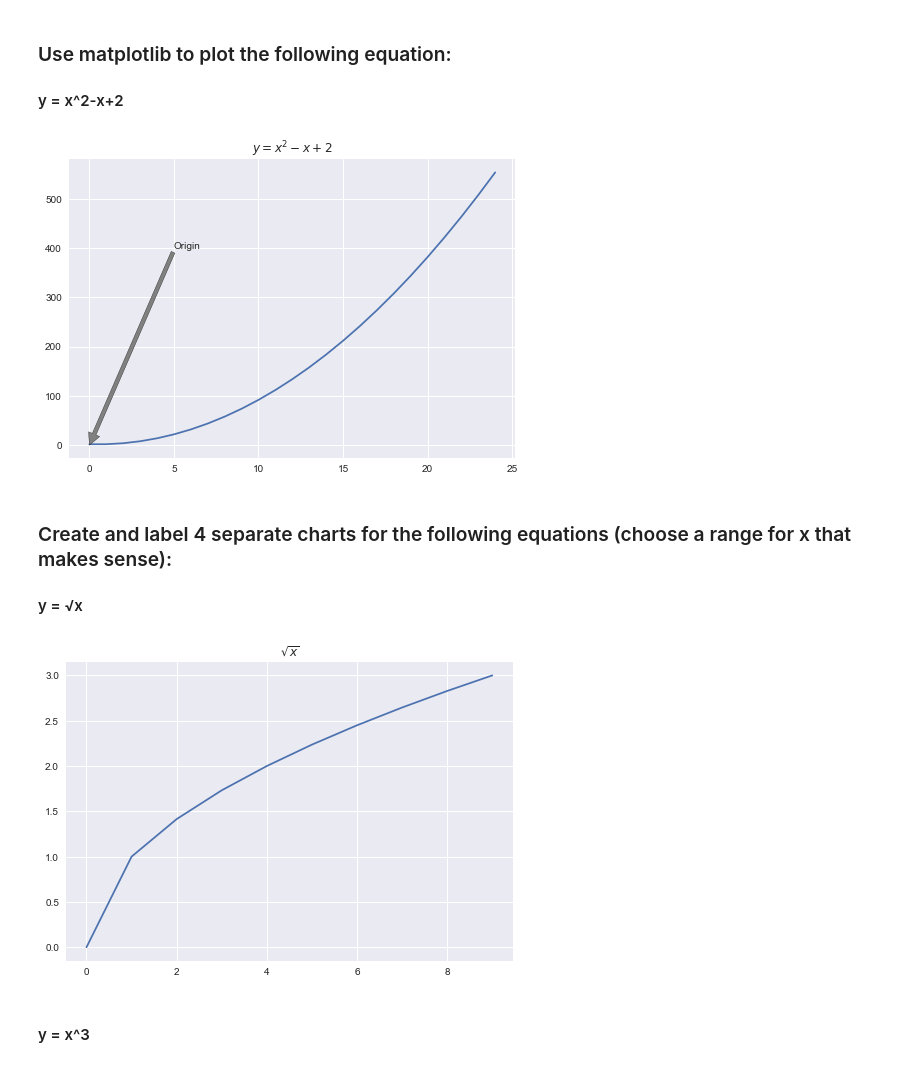
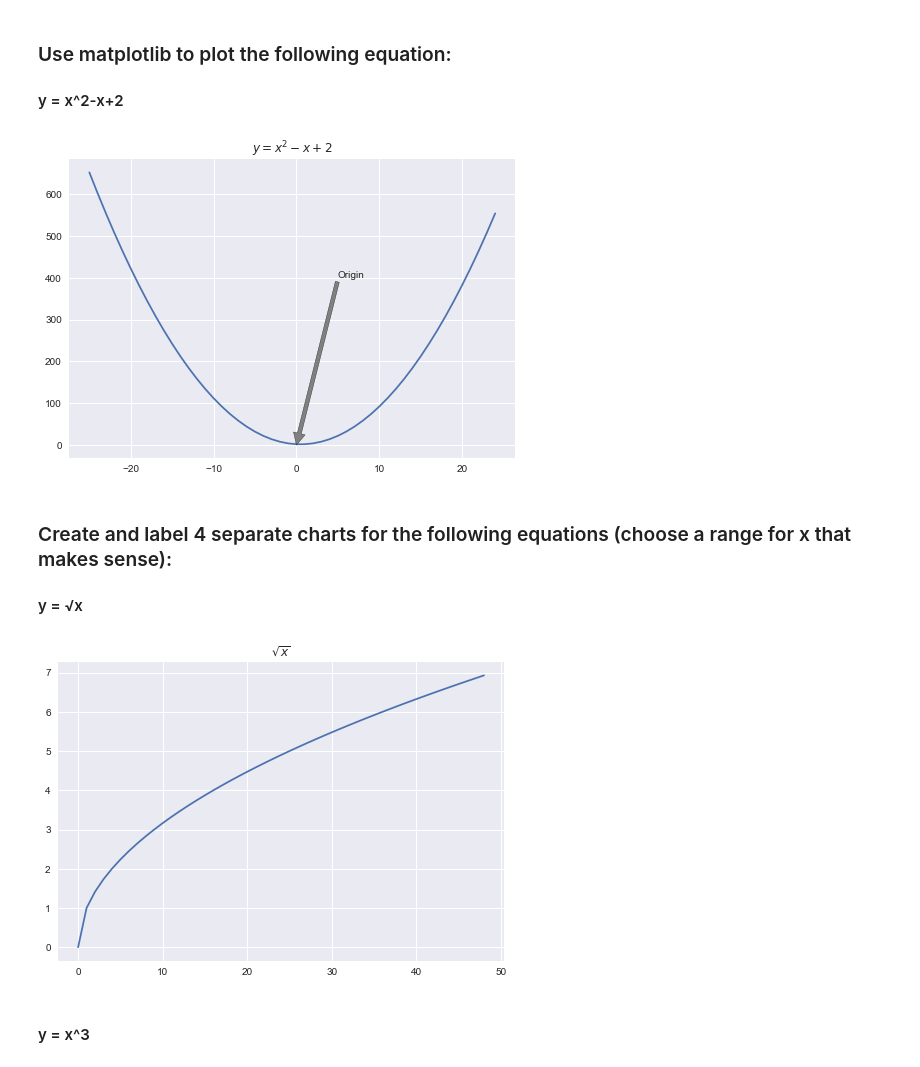
Before and after one commit to markydoug/numpy-pandas-visualization-exercises, a Jupyter notebook: matplotlib_exercises.ipynb, the cells around one changed output. Cells and saved outputs as stored; diff of their text form; code cells hidden in the pictures.

```diff
--- a/matplotlib_exercises.ipynb
+++ b/matplotlib_exercises.ipynb
@@ -12,28 +12,28 @@ print(plt)
 
 #### y = x^2-x+2
 # %%
-x = list(range(-0, 25))
+x = list(range(-25, 25))
 y = [n ** 2 - n + 2 for n in x]
 fig, ax = plt.subplots()
 ax.plot(x, y)
 ax.set_title('$y = x^2 - x + 2$')
 plt.annotate('Origin', xy = (0, 0), xytext=(5, 400), arrowprops = dict(facecolor = 'gray')  )
 plt.show()
 # %% [output]
-[figure, old version]
+[figure, new version]
 # %% [markdown]
 ### Create and label 4 separate charts for the following equations (choose a range for x that makes sense):
 
 #### y = √x
 # %%
-x = list(range(0, 10))
+x = list(range(0, 49))
 y = [np.sqrt(n) for n in x]
 fig, ax = plt.subplots()
 ax.set_title('$\sqrt{x}$')
 ax.plot(x, y)
 plt.show()
 # %% [output]
-[figure, old version]
+[figure, new version]
 # %% [markdown]
 #### y = x^3
 # %%
```
Also changed, not shown: parts of 5 cells of this notebook.
